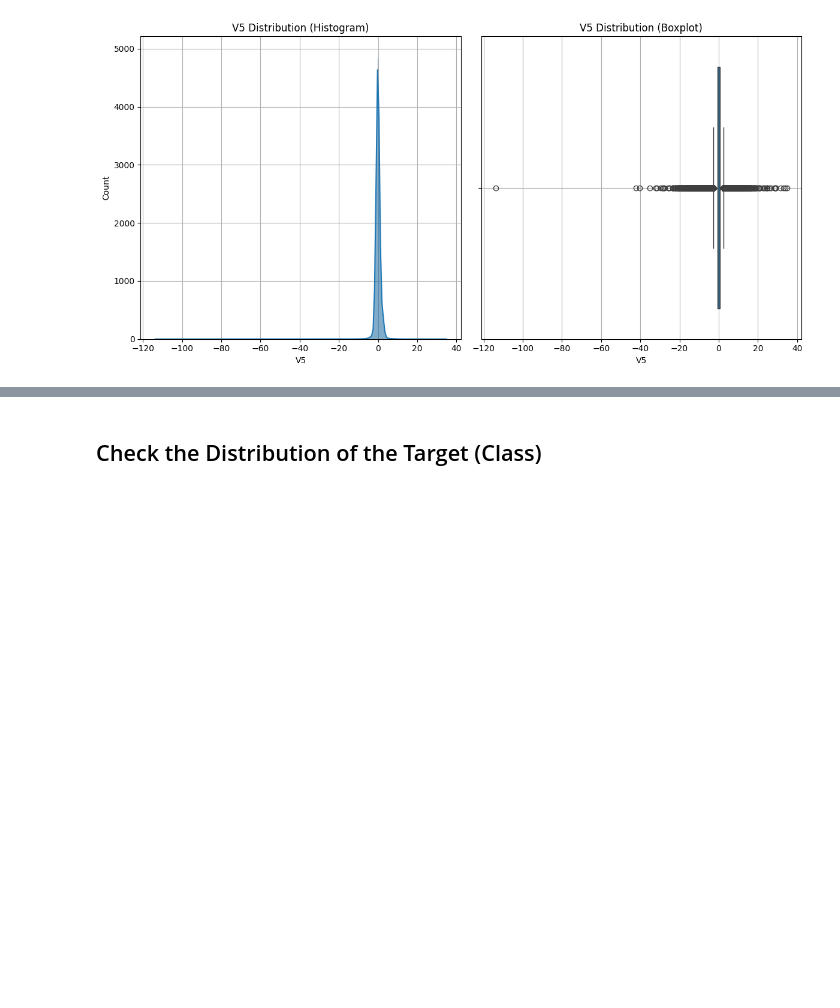
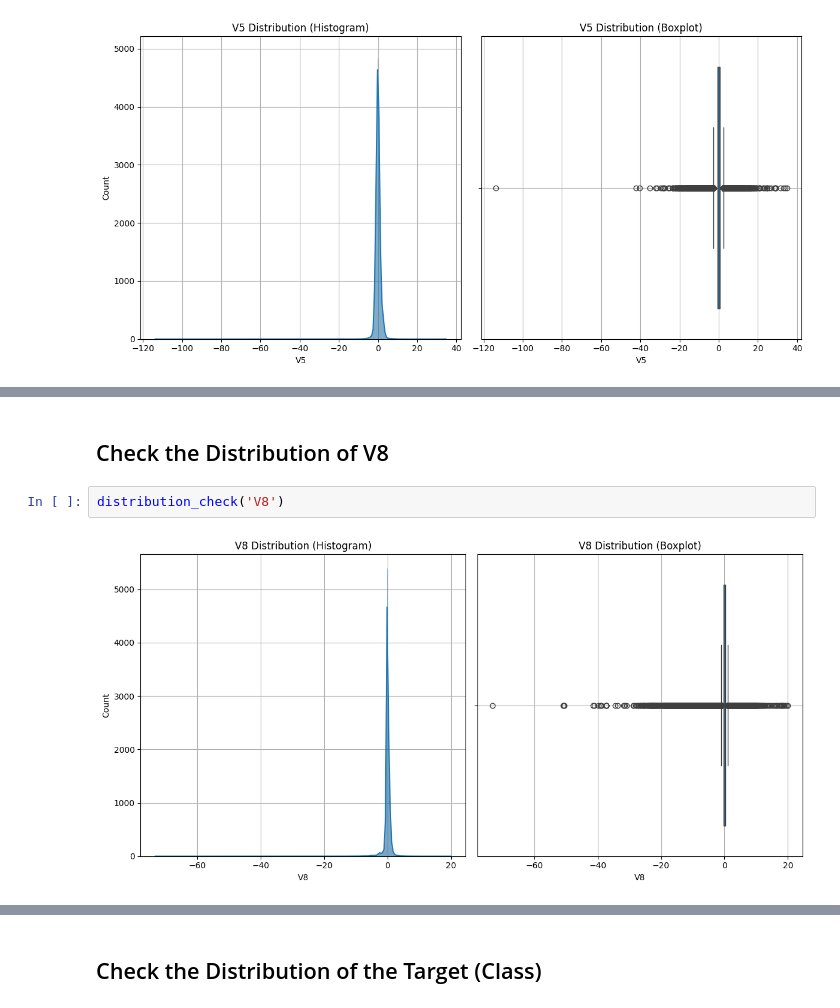
Before and after one commit to joocahyadi/Credit_Card_Fraud_Detection, a Jupyter notebook: notebook/Credit Card Fraud Detection Notebook.ipynb, the cells around one changed output, grey strips where cells are left out. Saved outputs shown, nothing was run; the diff lists cells and outputs as text; blank space fills up the shorter version.

```diff
--- a/notebook/Credit Card Fraud Detection Notebook.ipynb
+++ b/notebook/Credit Card Fraud Detection Notebook.ipynb
@@ -130,0 +141,6 @@ distribution_check('V5')
+# %% [markdown]
+## Check the Distribution of V8
+# %%
+distribution_check('V8')
+# %% [output]
+[figure, added]
```
Also changed, not shown: parts of 49 cells of this notebook.
